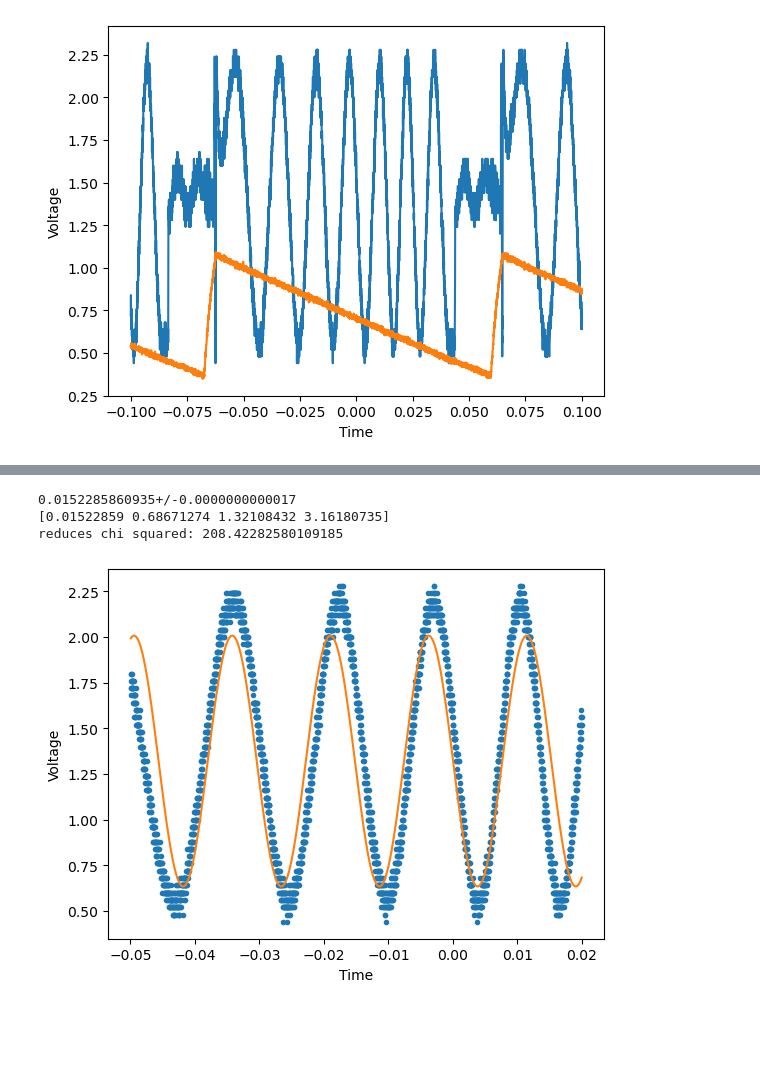
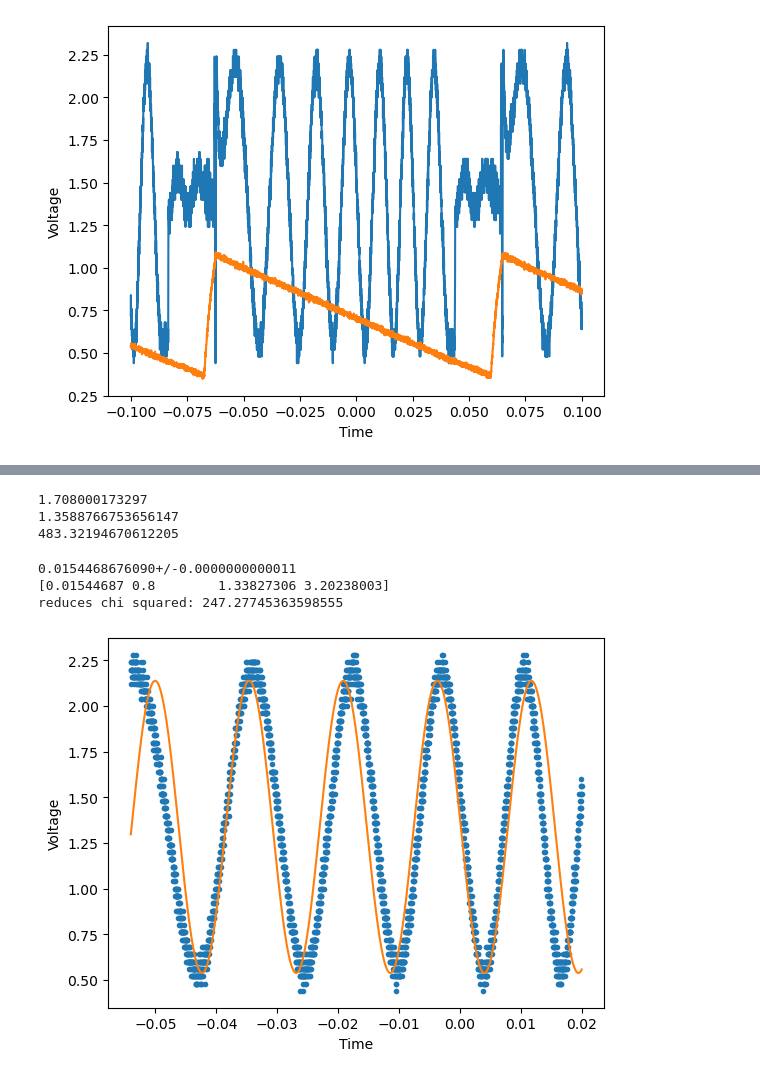
Before and after one commit to LaraTatli18/doppler-free-laser-spectroscopy, a Jupyter notebook: Calibrate.ipynb, the cells around one changed output, grey strips where cells are left out. Saved outputs shown, nothing was run; the diff lists cells and outputs as text; code cells hidden in the pictures; blank space fills up the shorter version.

Commit message:
Fitted with a sinusoidal function of a quadratic

```diff
--- a/Calibrate.ipynb
+++ b/Calibrate.ipynb
@@ -51,11 +51,11 @@ plt.show()
 
 #remove the first part of the voltage data until we reach 95% of the max, this ensures next time the data decreases below 90% it is the begginng of the sawtooth decline
 ch1_v_max=np.max(voltage_ch1)
-first_cutoff_index=np.argmax(voltage_ch1>ch1_v_max*0.95)
+first_cutoff_index=np.argmax(voltage_ch1>ch1_v_max*0.99)
 trunc_voltage_ch1=voltage_ch1[first_cutoff_index::]
 
 #remove the first part of the truncated voltage data until we descend below 90% of the max
-start_index=np.argmax(trunc_voltage_ch1<=ch1_v_max*0.90)
+start_index=np.argmax(trunc_voltage_ch1<=ch1_v_max*0.93)
 
 #now assuming we only have one cycle, the minimum value should be the end of our descent so we can remove anything after it
 end_index=np.argmin(trunc_voltage_ch1)
@@ -132,6 +132,14 @@ plt.show()
 #so the errors are
 ch1_err=0.008/2
 ch2_err=0.04/2
+# %%
+print(np.max(trunc_voltage_ch2)-np.min(trunc_voltage_ch1))
+print(np.mean(trunc_voltage_ch2))
+print(2*np.pi/0.013)
+# %% [output]
+1.708000173297
+1.3588766753656147
+483.32194670612205
 # %%
 #sinusoidal fit of the chanel 2 voltage to find the period
 
@@ -140,36 +148,38 @@ def sinusoidal(time,period,amplitude,offset,phase):
 
 ch2_errs=np.full(trunc_time_ch2.size,ch2_err)
 
-popt,pcov=curve_fit(
+popt,pcov,=curve_fit(
 	f=sinusoidal,
 	xdata=trunc_time_ch2,
 	ydata=trunc_voltage_ch2,
-	p0=(0.01321728, 0.79615636, 1.39454535, 3.28931244),
+	p0=(0.013, 0.85, 1.32, 3.3),
+	bounds=([-np.inf,0.8,1.2,0],[np.inf,0.9,1.4,2*np.pi]),
 	sigma=ch2_errs,
 	absolute_sigma=True
 )
 
 period=ufloat(popt[0],pcov[0,0])
 print(period)
 
 print(popt)
 
 voltage_fit_ch2=sinusoidal(trunc_time_ch2,*popt)
 
 def reduced_chi_squared(expected_values,observed_values,errors,dof):
 	return np.sum(((observed_values-expected_values)**2)/(errors**2))/dof
 
 print("reduces chi squared:",reduced_chi_squared(voltage_fit_ch2,trunc_voltage_ch2,ch2_errs, trunc_voltage_ch2.size-np.size(popt)))
 
 plt.scatter(trunc_time_ch2, trunc_voltage_ch2,marker='.')
 plt.plot(trunc_time_ch2, voltage_fit_ch2,color='C1')
+#plt.plot(trunc_time_ch2,sinusoidal(trunc_time_ch2,0.013, 0.85, 1.32, 3.3))
 
 plt.xlabel('Time')
 plt.ylabel('Voltage')
 
 plt.show()
 # %% [output]
-0.0152285860935+/-0.0000000000017
-[0.01522859 0.68671274 1.32108432 3.16180735]
-reduces chi squared: 208.42282580109185
+0.0154468676090+/-0.0000000000011
+[0.01544687 0.8        1.33827306 3.20238003]
+reduces chi squared: 247.27745363598555
-[figure, old version]
+[figure, new version]
```
Also changed, not shown: parts of 7 cells of this notebook.
